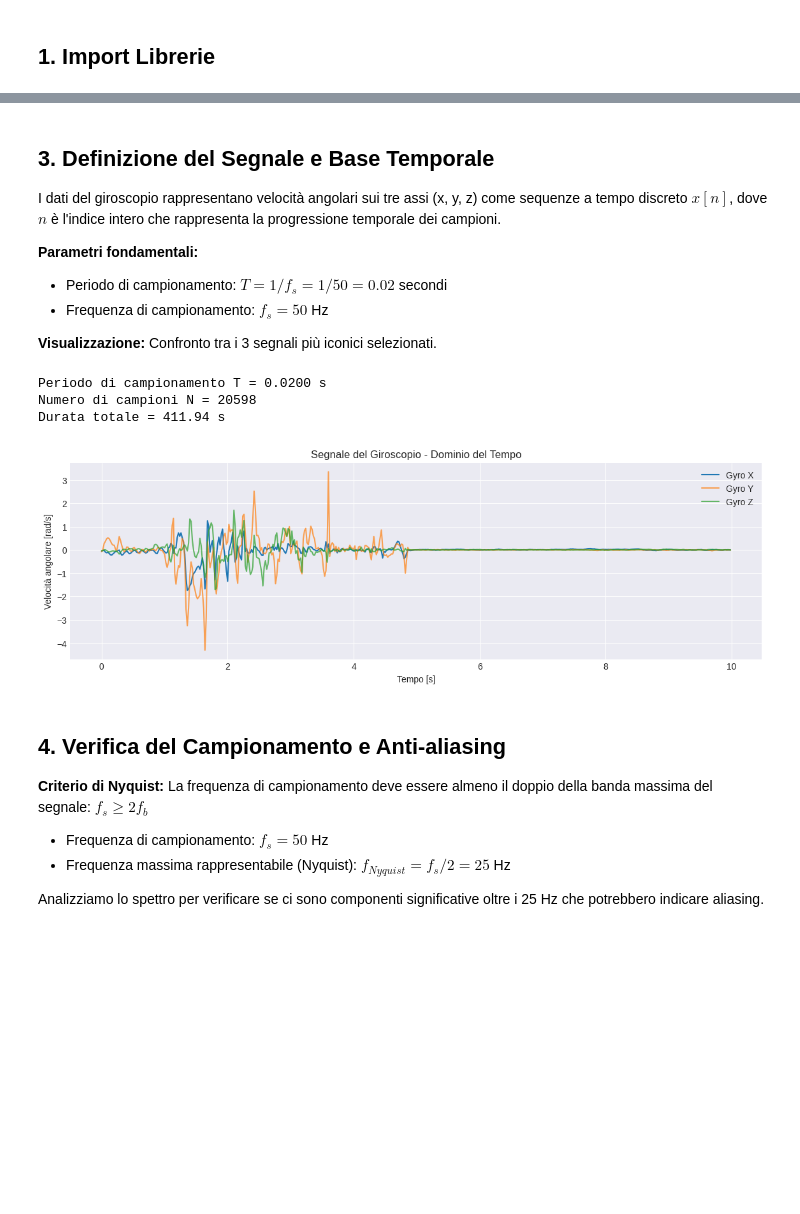
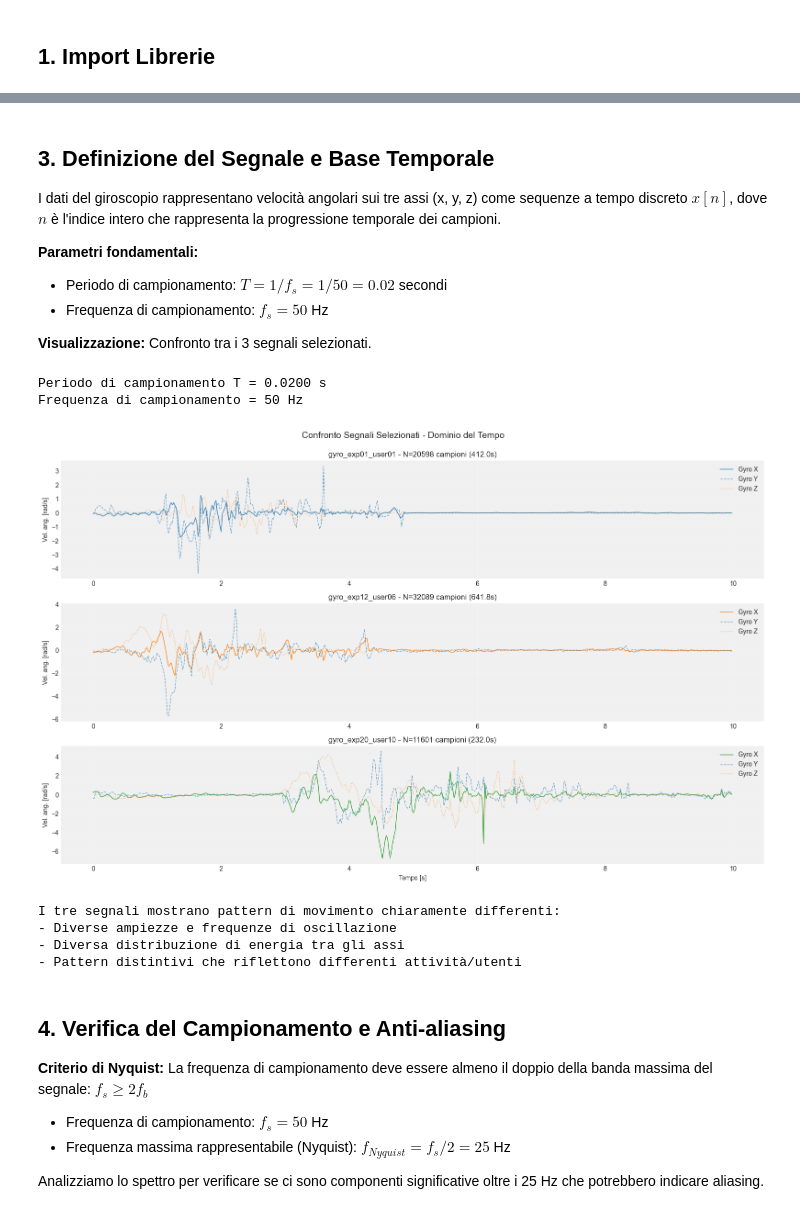
Before and after one commit to AlessioCamerano/Relazione-ATSD, a Jupyter notebook: analisi_segnali.ipynb, the cells around one changed output, grey strips where cells are left out. Drawn from its saved outputs; the diff is of its cells as text; code cells hidden in the pictures; blank space fills up the shorter version.

```diff
--- a/analisi_segnali.ipynb
+++ b/analisi_segnali.ipynb
@@ -134,0 +34,32 @@ ValueError: Location based indexing can only have [integer, integer slice (START
+# %%
+# Funzione per caricare un singolo file di dati giroscopio
+def load_gyro_file(file_path):
+    """Carica un file di dati del giroscopio e ritorna un DataFrame"""
+    data = pd.read_csv(file_path, sep=r'\s+', header=None, names=['x', 'y', 'z'])
+    return data
+
+# Carica tutti i file dalla cartella RawData
+all_files = sorted(RAWDATA_PATH.glob('gyro_*.txt'))
+all_signals = {}
+
+print(f"Caricamento di {len(all_files)} file dalla cartella RawData...")
+for file_path in all_files:
+    filename = file_path.stem  # Nome file senza estensione
+    gyro_data = load_gyro_file(file_path)
+    all_signals[filename] = gyro_data
+
+print(f"✅ Caricati {len(all_signals)} file con successo\n")
+
+# Selezione dei 3 segnali specifici per l'analisi
+selected_files = ['gyro_exp01_user01', 'gyro_exp12_user06', 'gyro_exp20_user10']
+selected_signals = {key: all_signals[key] for key in selected_files}
+
+print("Segnali selezionati per l'analisi:")
+for filename, data in selected_signals.items():
+    duration = len(data) / SAMPLING_FREQ
+    print(f"  • {filename}: {len(data)} campioni ({duration:.2f} secondi)")
+
+print("\nQuesti 3 segnali rappresentano pattern di movimento distintivi:")
+print("  - exp01_user01: pattern del primo utente")
+print("  - exp12_user06: pattern del sesto utente")
+print("  - exp20_user10: pattern del decimo utente")
@@ -141,7 +85,7 @@ I dati del giroscopio rappresentano velocità angolari sui tre assi (x, y, z) co
 - Periodo di campionamento: $T = 1/f_s = 1/50 = 0.02$ secondi
 - Frequenza di campionamento: $f_s = 50$ Hz
 
-**Visualizzazione:** Confronto tra i 3 segnali più iconici selezionati.
+**Visualizzazione:** Confronto tra i 3 segnali selezionati.
 # %%
 # Definizione della base temporale
 T = 1 / SAMPLING_FREQ  # Periodo di campionamento (secondi)
@@ -149,44 +93,48 @@ T = 1 / SAMPLING_FREQ  # Periodo di campionamento (secondi)
 print(f"Periodo di campionamento T = {T:.4f} s")
 print(f"Frequenza di campionamento = {SAMPLING_FREQ} Hz\n")
 
-# Visualizzazione comparativa dei 3 segnali più iconici
+# Visualizzazione comparativa dei 3 segnali selezionati
 fig, axes = plt.subplots(3, 1, figsize=(16, 10))
-fig.suptitle('Confronto Segnali più Iconici - Dominio del Tempo', fontsize=14, y=0.995)
+fig.suptitle('Confronto Segnali Selezionati - Dominio del Tempo', fontsize=14, y=0.995)
 
 colors = ['tab:blue', 'tab:orange', 'tab:green']
 
 for idx, (filename, data) in enumerate(selected_signals.items()):
     N = len(data)
     n = np.arange(N)
     t = n * T
 
-    # Mostra primi 10 secondi (500 campioni)
-    segment = slice(0, min(500, N))
+    # Mostra primi 10 secondi (500 campioni) o l'intero segnale se più corto
+    num_samples = min(500, N)
+    segment = slice(0, num_samples)
 
     axes[idx].plot(t[segment], data['x'].values[segment],
                    label='Gyro X', alpha=0.8, linewidth=1.2, color=colors[idx])
     axes[idx].plot(t[segment], data['y'].values[segment],
                    label='Gyro Y', alpha=0.6, linewidth=1, linestyle='--')
     axes[idx].plot(t[segment], data['z'].values[segment],
                    label='Gyro Z', alpha=0.6, linewidth=1, linestyle=':')
     axes[idx].set_ylabel('Vel. ang. [rad/s]')
     axes[idx].set_title(f'{filename} - N={N} campioni ({N/SAMPLING_FREQ:.1f}s)')
     axes[idx].legend(loc='upper right')
     axes[idx].grid(True, alpha=0.3)
 
 axes[-1].set_xlabel('Tempo [s]')
 plt.tight_layout()
 plt.show()
 
-print("I tre segnali mostrano pattern di movimento chiaramente differenti:")
+print("\nI tre segnali mostrano pattern di movimento chiaramente differenti:")
 print("- Diverse ampiezze e frequenze di oscillazione")
 print("- Diversa distribuzione di energia tra gli assi")
 print("- Pattern distintivi che riflettono differenti attività/utenti")
 # %% [output]
 Periodo di campionamento T = 0.0200 s
-Numero di campioni N = 20598
-Durata totale = 411.94 s
+Frequenza di campionamento = 50 Hz
-[figure, old version]
+[figure, new version]
+I tre segnali mostrano pattern di movimento chiaramente differenti:
+- Diverse ampiezze e frequenze di oscillazione
+- Diversa distribuzione di energia tra gli assi
+- Pattern distintivi che riflettono differenti attività/utenti
 # %% [markdown]
 ## 4. Verifica del Campionamento e Anti-aliasing
 
```
Also changed, not shown: parts of 12 cells of this notebook.
